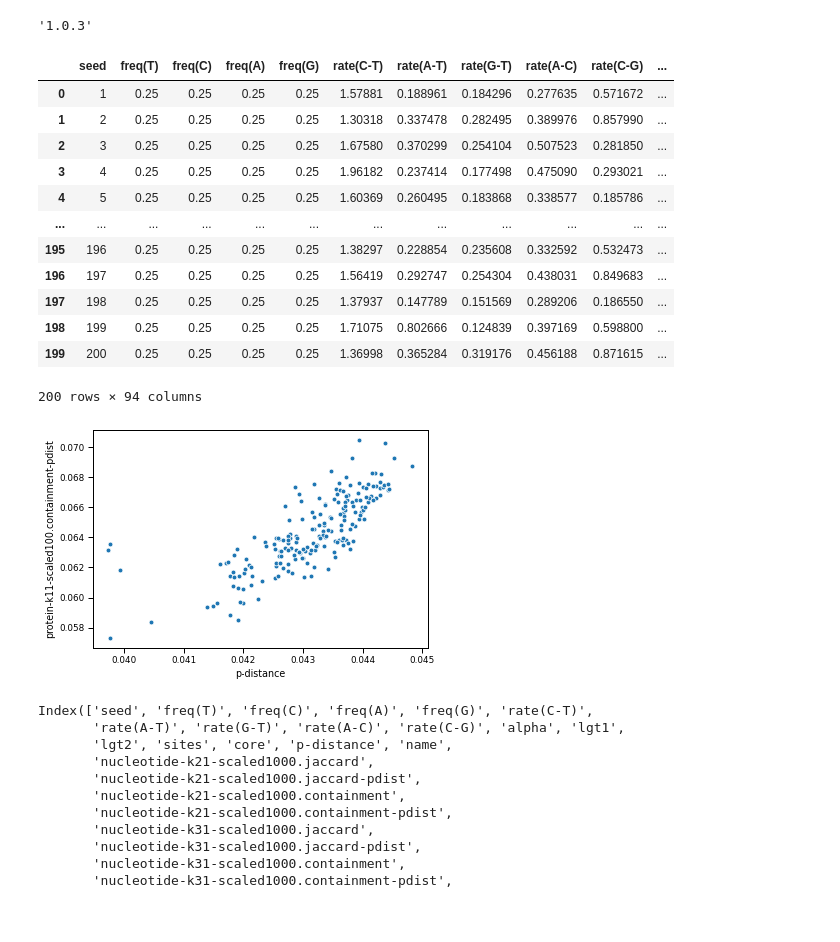
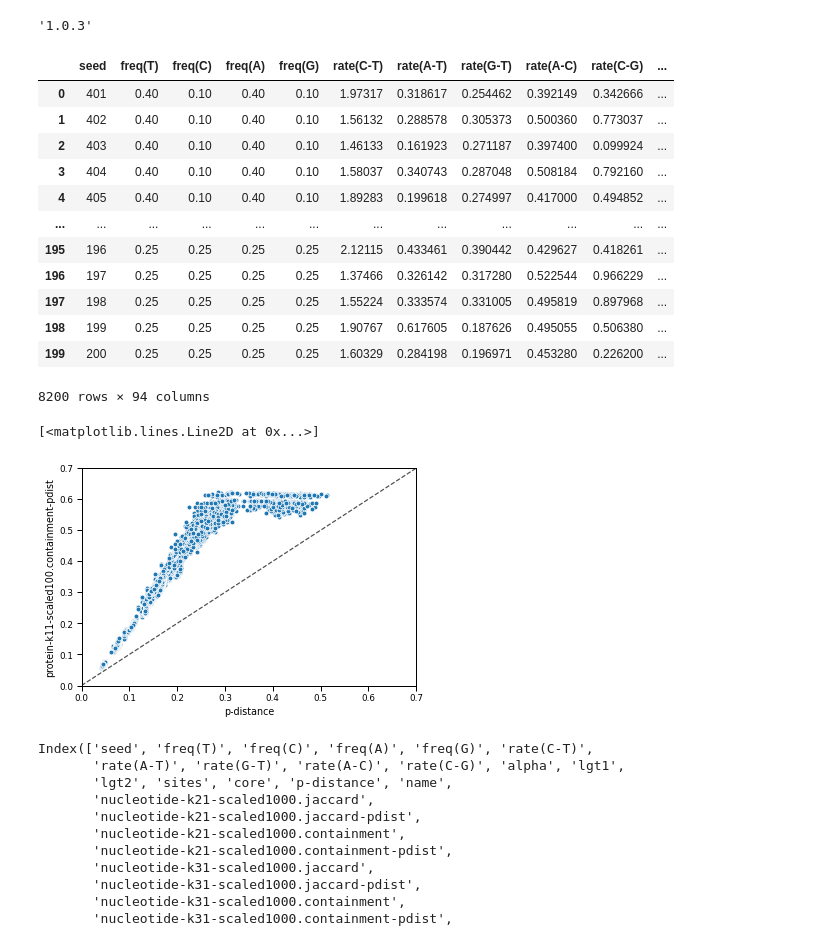
Before and after one commit to bluegenes/2020-dist-compare, a Jupyter notebook: notebooks/plot-estimated-pdistances.ipynb, the cells around one changed output. Saved outputs shown, nothing was run; the diff lists cells and outputs as text; code cells hidden in the pictures; blank space fills up the shorter version.

Commit message:
more plot development for nucl seqs

```diff
--- a/notebooks/plot-estimated-pdistances.ipynb
+++ b/notebooks/plot-estimated-pdistances.ipynb
@@ -12,29 +12,34 @@ pd.__version__
 # %% [output]
 '1.0.3'
 # %%
-test_csvs = ["data-d0.05-f1-gamma.compare.csv.gz"]
+test_csvs = glob.glob("*compare.csv.gz")
+#test_csvs = ["data-d0.05-f1-gamma.compare.csv.gz"]
 # %%
 compareDF = pd.concat([pd.read_csv(csv, sep=",", compression="gzip").assign(fileinfo=os.path.basename(csv).rsplit(".compare.csv.gz")[0]) for csv in test_csvs])#, ignore_index=True)
 # %%
 compareDF#["p-distance"]
 # %% [output]
 |  | seed | freq(T) | freq(C) | freq(A) | freq(G) | rate(C-T) | rate(A-T) | rate(G-T) | rate(A-C) | rate(C-G) | ... |
-| 0 | 1 | 0.25 | 0.25 | 0.25 | 0.25 | 1.57881 | 0.188961 | 0.184296 | 0.277635 | 0.571672 | ... |
-| 1 | 2 | 0.25 | 0.25 | 0.25 | 0.25 | 1.30318 | 0.337478 | 0.282495 | 0.389976 | 0.857990 | ... |
-| 2 | 3 | 0.25 | 0.25 | 0.25 | 0.25 | 1.67580 | 0.370299 | 0.254104 | 0.507523 | 0.281850 | ... |
-| 3 | 4 | 0.25 | 0.25 | 0.25 | 0.25 | 1.96182 | 0.237414 | 0.177498 | 0.475090 | 0.293021 | ... |
-| 4 | 5 | 0.25 | 0.25 | 0.25 | 0.25 | 1.60369 | 0.260495 | 0.183868 | 0.338577 | 0.185786 | ... |
+| 0 | 401 | 0.40 | 0.10 | 0.40 | 0.10 | 1.97317 | 0.318617 | 0.254462 | 0.392149 | 0.342666 | ... |
+| 1 | 402 | 0.40 | 0.10 | 0.40 | 0.10 | 1.56132 | 0.288578 | 0.305373 | 0.500360 | 0.773037 | ... |
+| 2 | 403 | 0.40 | 0.10 | 0.40 | 0.10 | 1.46133 | 0.161923 | 0.271187 | 0.397400 | 0.099924 | ... |
+| 3 | 404 | 0.40 | 0.10 | 0.40 | 0.10 | 1.58037 | 0.340743 | 0.287048 | 0.508184 | 0.792160 | ... |
+| 4 | 405 | 0.40 | 0.10 | 0.40 | 0.10 | 1.89283 | 0.199618 | 0.274997 | 0.417000 | 0.494852 | ... |
 | ... | ... | ... | ... | ... | ... | ... | ... | ... | ... | ... | ... |
-| 195 | 196 | 0.25 | 0.25 | 0.25 | 0.25 | 1.38297 | 0.228854 | 0.235608 | 0.332592 | 0.532473 | ... |
-| 196 | 197 | 0.25 | 0.25 | 0.25 | 0.25 | 1.56419 | 0.292747 | 0.254304 | 0.438031 | 0.849683 | ... |
-| 197 | 198 | 0.25 | 0.25 | 0.25 | 0.25 | 1.37937 | 0.147789 | 0.151569 | 0.289206 | 0.186550 | ... |
-| 198 | 199 | 0.25 | 0.25 | 0.25 | 0.25 | 1.71075 | 0.802666 | 0.124839 | 0.397169 | 0.598800 | ... |
-| 199 | 200 | 0.25 | 0.25 | 0.25 | 0.25 | 1.36998 | 0.365284 | 0.319176 | 0.456188 | 0.871615 | ... |
+| 195 | 196 | 0.25 | 0.25 | 0.25 | 0.25 | 2.12115 | 0.433461 | 0.390442 | 0.429627 | 0.418261 | ... |
+| 196 | 197 | 0.25 | 0.25 | 0.25 | 0.25 | 1.37466 | 0.326142 | 0.317280 | 0.522544 | 0.966229 | ... |
+| 197 | 198 | 0.25 | 0.25 | 0.25 | 0.25 | 1.55224 | 0.333574 | 0.331005 | 0.495819 | 0.897968 | ... |
+| 198 | 199 | 0.25 | 0.25 | 0.25 | 0.25 | 1.90767 | 0.617605 | 0.187626 | 0.495055 | 0.506380 | ... |
+| 199 | 200 | 0.25 | 0.25 | 0.25 | 0.25 | 1.60329 | 0.284198 | 0.196971 | 0.453280 | 0.226200 | ... |
-200 rows × 94 columns
+8200 rows × 94 columns
 # %%
 g=sns.scatterplot(data=compareDF, x="p-distance", y="protein-k11-scaled100.containment-pdist",palette="GnBu_d")
+g.set(ylim=(0, 0.7))
+g.set(xlim=(0, 0.7))
+g.plot(g.get_xlim(), g.get_ylim(), ls="--", c=".3") #add 1:1 line.
 # %% [output]
+[<matplotlib.lines.Line2D at 0x...>]
-[figure, old version]
+[figure, new version]
 # %%
 compareDF.columns
 # %% [output]
```
Also changed, not shown: parts of 20 cells of this notebook.
